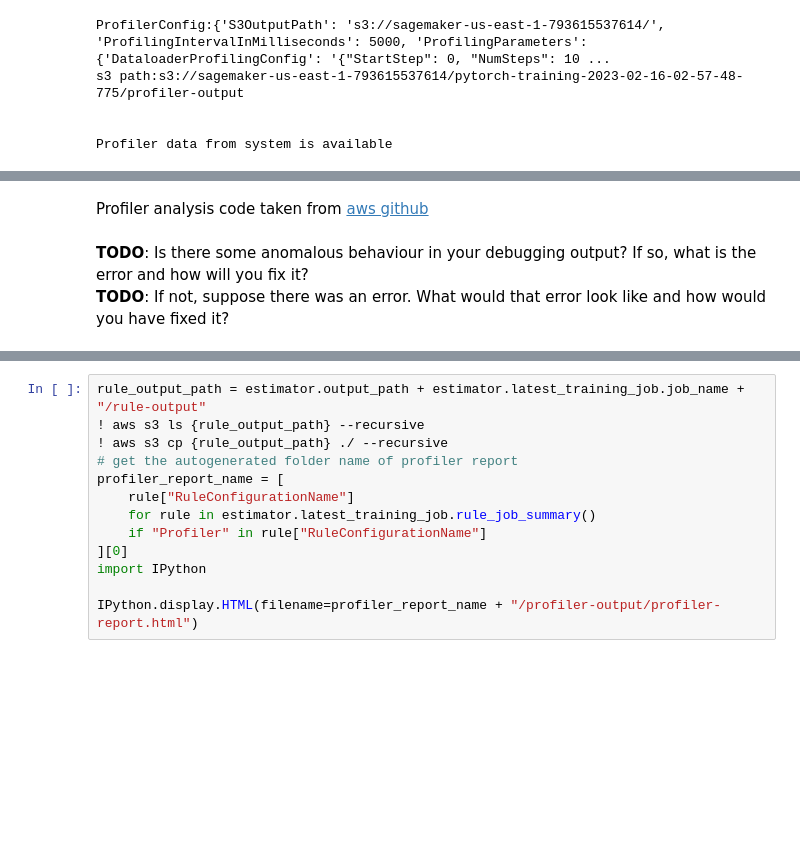
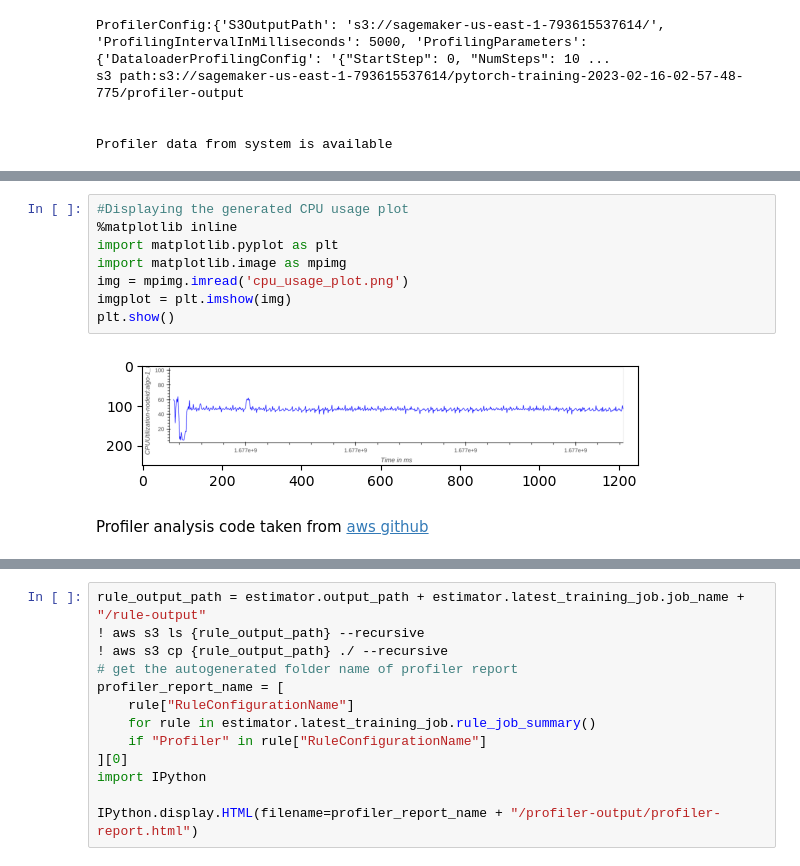
Before and after one commit to mxPorf/deepLearning-SageMaker, a Jupyter notebook: train_and_deploy.ipynb, the cells around one changed output, grey strips where cells are left out. Cells and saved outputs as stored; diff of their text form; blank space fills up the shorter version.

```diff
--- a/train_and_deploy.ipynb
+++ b/train_and_deploy.ipynb
@@ -253,8 +252,15 @@ filtered_events:{'total'}
 filtered_dimensions:{'CPUUtilization-nodeid:algo-1'}
 [interactive output not drawn]
 [interactive output not drawn]
+# %%
+#Displaying the generated CPU usage plot
+%matplotlib inline
+import matplotlib.pyplot as plt
+import matplotlib.image as mpimg
+img = mpimg.imread('cpu_usage_plot.png')
+imgplot = plt.imshow(img)
+plt.show()
+# %% [output]
+[figure, added]
 # %% [markdown]
 Profiler analysis code taken from [aws github](https://github.com/aws/amazon-sagemaker-examples/blob/main/sagemaker-debugger/pytorch_profiling/pt-resnet-profiling-single-gpu-single-node.ipynb)
-# %% [markdown]
-**TODO**: Is there some anomalous behaviour in your debugging output? If so, what is the error and how will you fix it?
-**TODO**: If not, suppose there was an error. What would that error look like and how would you have fixed it?
```
Also changed, not shown: parts of 25 cells of this notebook, 1 other file.
